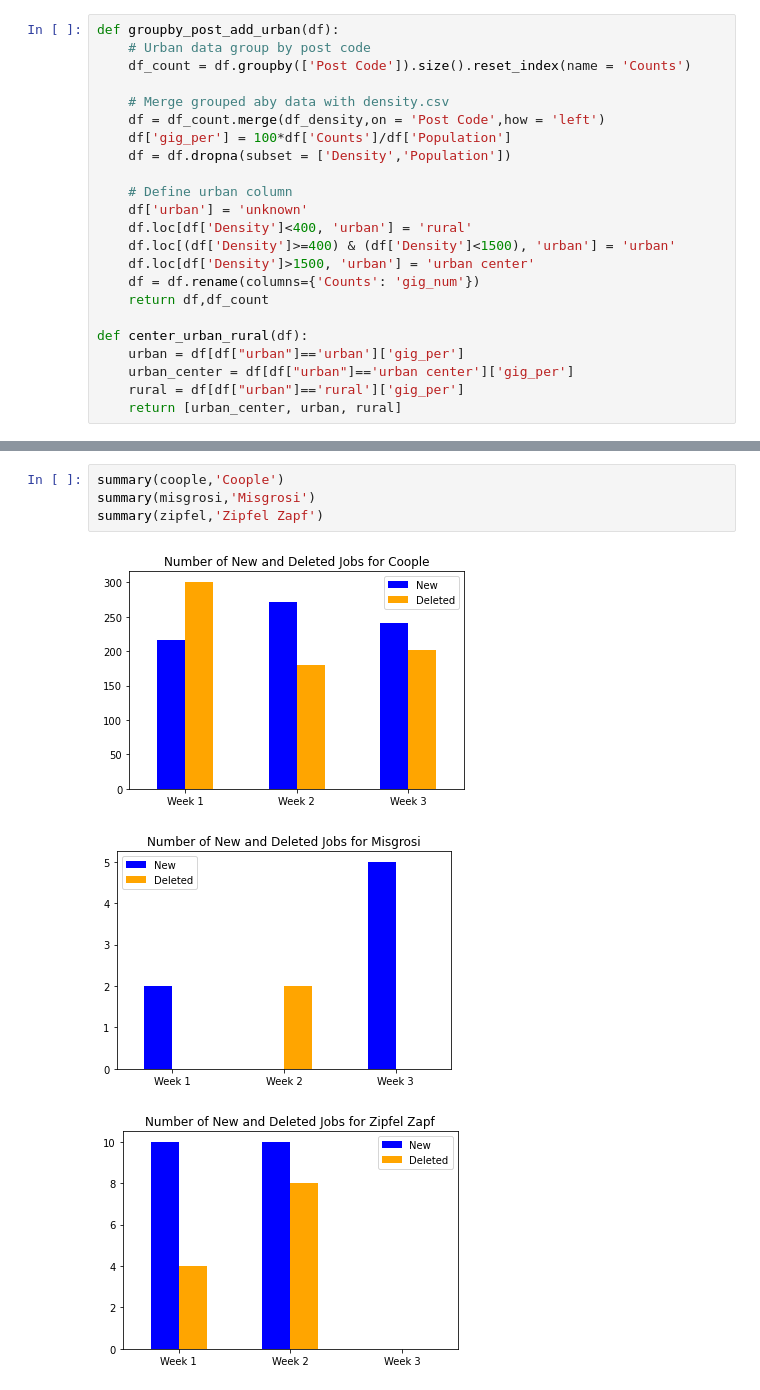
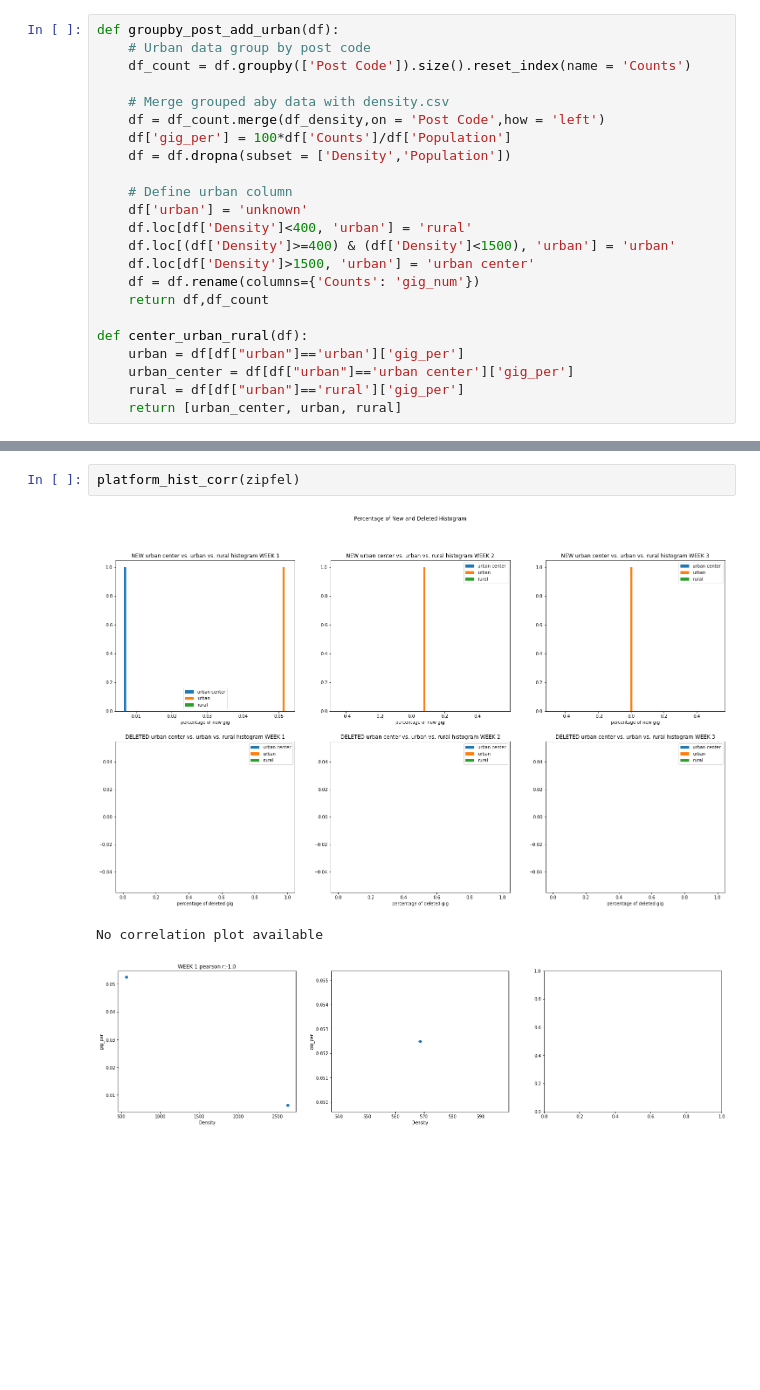
Before and after one commit to sy-guan/master-project-online-staffing, a Jupyter notebook: new_gig.ipynb, the cells around one changed output, grey strips where cells are left out. Cells and saved outputs as stored; diff of their text form; blank space fills up the shorter version.

```diff
--- a/new_gig.ipynb
+++ b/new_gig.ipynb
@@ -144,8 +210,6 @@ def summary(platform, name):
-# %%
-summary(coople,'Coople')
-summary(misgrosi,'Misgrosi')
-summary(zipfel,'Zipfel Zapf')
-# %% [output]
-[figure, removed]
-[figure, removed]
-[figure, removed]
+# %%
+platform_hist_corr(zipfel)
+# %% [output]
+[figure, added]
+No correlation plot available
+[figure, added]
```
Also changed, not shown: parts of 12 cells of this notebook.
